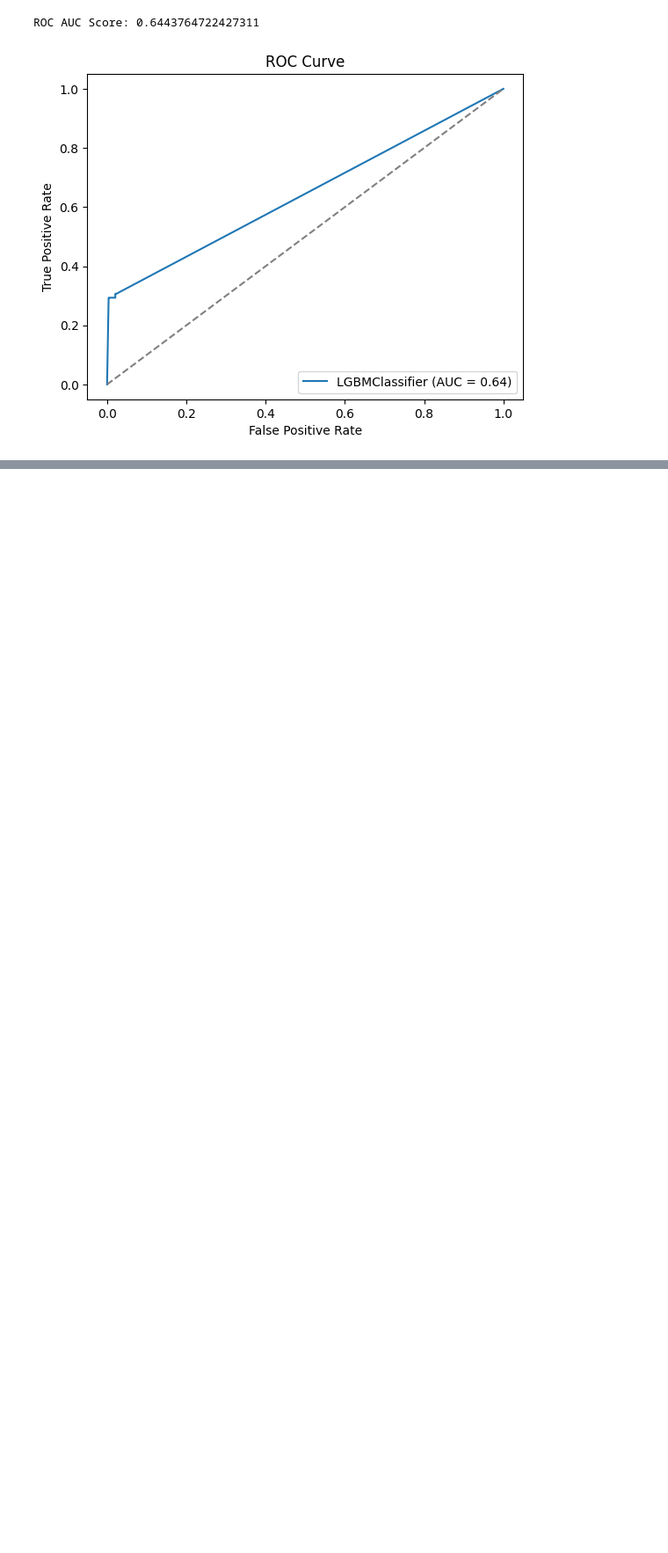
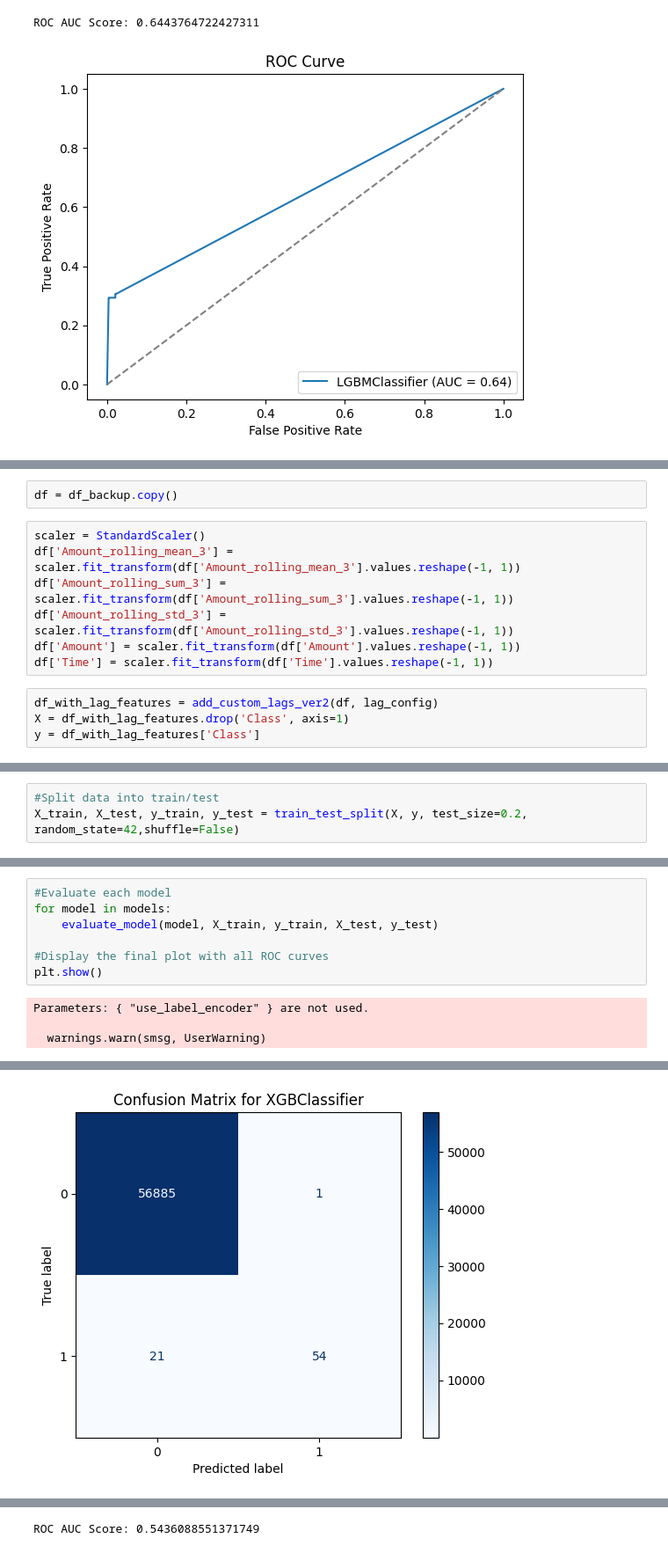
Before and after one commit to COMP3608Project/credit-card-fraud, a Jupyter notebook: 2013_Credit_Card_Fraud_Dataset.ipynb, the cells around one changed output, grey strips where cells are left out. Shown at 88% size. Saved outputs shown, nothing was run; the diff lists cells and outputs as text; blank space fills up the shorter version.

Commit message:
Add files via upload
Added rolling window features to 2013 dataset

```diff
--- a/2013_Credit_Card_Fraud_Dataset.ipynb
+++ b/2013_Credit_Card_Fraud_Dataset.ipynb
@@ -625,0 +722,13 @@ ROC AUC Score: 0.6443764722427311
+# %%
+df = df_backup.copy()
+# %%
+scaler = StandardScaler()
+df['Amount_rolling_mean_3'] = scaler.fit_transform(df['Amount_rolling_mean_3'].values.reshape(-1, 1))
+df['Amount_rolling_sum_3'] = scaler.fit_transform(df['Amount_rolling_sum_3'].values.reshape(-1, 1))
+df['Amount_rolling_std_3'] = scaler.fit_transform(df['Amount_rolling_std_3'].values.reshape(-1, 1))
+df['Amount'] = scaler.fit_transform(df['Amount'].values.reshape(-1, 1))
+df['Time'] = scaler.fit_transform(df['Time'].values.reshape(-1, 1))
+# %%
+df_with_lag_features = add_custom_lags_ver2(df, lag_config)
+X = df_with_lag_features.drop('Class', axis=1)
+y = df_with_lag_features['Class']
@@ -625,0 +746,3 @@ ROC AUC Score: 0.6443764722427311
+# %%
+#Split data into train/test
+X_train, X_test, y_train, y_test = train_test_split(X, y, test_size=0.2, random_state=42,shuffle=False)
@@ -625,0 +751,11 @@ ROC AUC Score: 0.6443764722427311
+# %%
+#Evaluate each model
+for model in models:
+    evaluate_model(model, X_train, y_train, X_test, y_test)
+
+#Display the final plot with all ROC curves
+plt.show()
+# %% [output]
+Parameters: { "use_label_encoder" } are not used.
+
+  warnings.warn(smsg, UserWarning)
@@ -625,0 +772 @@ ROC AUC Score: 0.6443764722427311
+[figure, added]
@@ -625,0 +808 @@ ROC AUC Score: 0.6443764722427311
+ROC AUC Score: 0.5436088551371749
```
Also changed, not shown: parts of 22 cells of this notebook.
